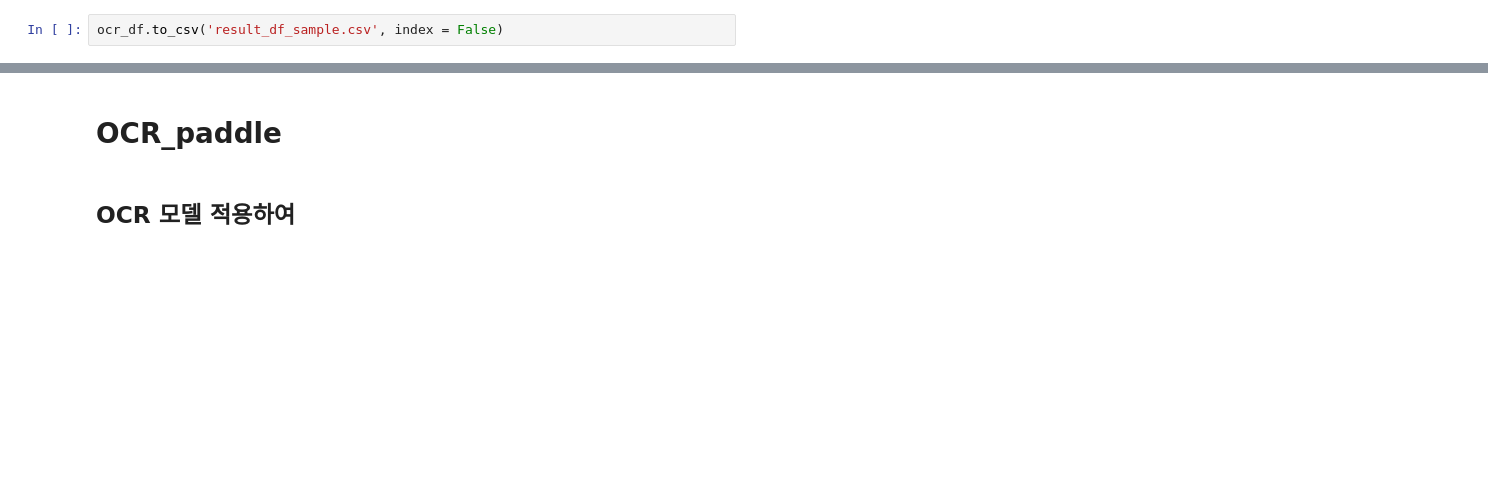
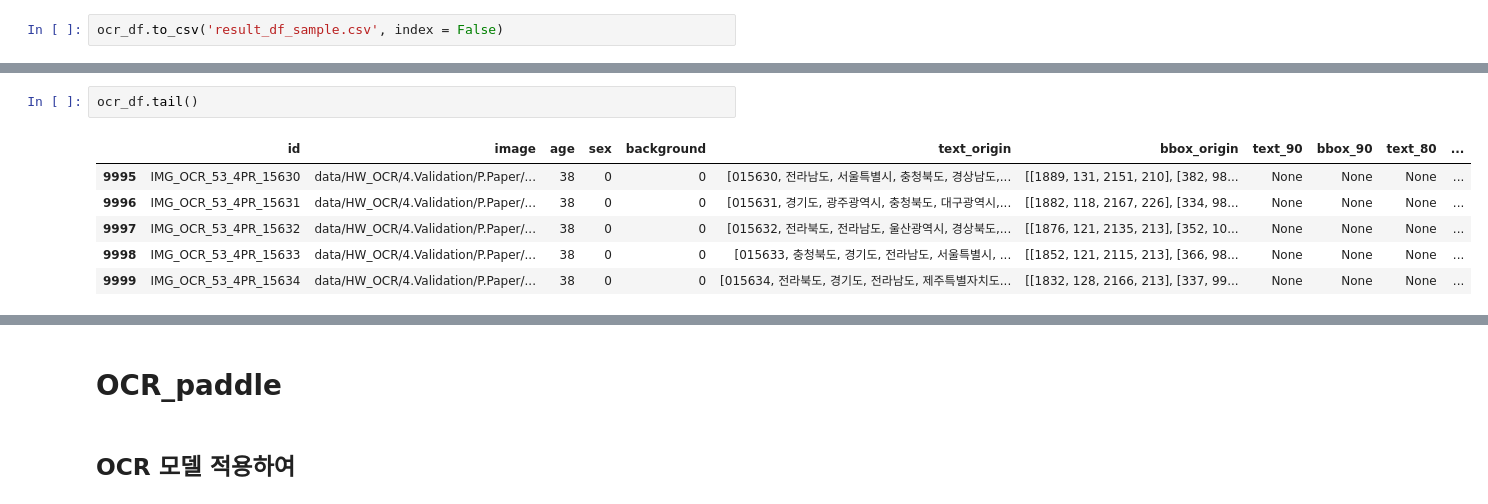
Before and after one commit to DLHandWriteOCR/HandWriteDL, a Jupyter notebook: OCR_paddle.ipynb, the cells around one changed output, grey strips where cells are left out. Cells and saved outputs as stored; diff of their text form; blank space fills up the shorter version.

```diff
--- a/OCR_paddle.ipynb
+++ b/OCR_paddle.ipynb
@@ -245,2 +261,11 @@ json2ocrdf(json_files_list[1000:10000])
+# %%
+ocr_df.tail()
+# %% [output]
+|  | id | image | age | sex | background | text_origin | bbox_origin | text_90 | bbox_90 | text_80 | ... |
+| 9995 | IMG_OCR_53_4PR_15630 | data/HW_OCR/4.Validation/P.Paper/... | 38 | 0 | 0 | [015630, 전라남도, 서울특별시, 충청북도, 경상남도,... | [[1889, 131, 2151, 210], [382, 98... | None | None | None | ... |
+| 9996 | IMG_OCR_53_4PR_15631 | data/HW_OCR/4.Validation/P.Paper/... | 38 | 0 | 0 | [015631, 경기도, 광주광역시, 충청북도, 대구광역시,... | [[1882, 118, 2167, 226], [334, 98... | None | None | None | ... |
+| 9997 | IMG_OCR_53_4PR_15632 | data/HW_OCR/4.Validation/P.Paper/... | 38 | 0 | 0 | [015632, 전라북도, 전라남도, 울산광역시, 경상북도,... | [[1876, 121, 2135, 213], [352, 10... | None | None | None | ... |
+| 9998 | IMG_OCR_53_4PR_15633 | data/HW_OCR/4.Validation/P.Paper/... | 38 | 0 | 0 | [015633, 충청북도, 경기도, 전라남도, 서울특별시, ... | [[1852, 121, 2115, 213], [366, 98... | None | None | None | ... |
+| 9999 | IMG_OCR_53_4PR_15634 | data/HW_OCR/4.Validation/P.Paper/... | 38 | 0 | 0 | [015634, 전라북도, 경기도, 전라남도, 제주특별자치도... | [[1832, 128, 2166, 213], [337, 99... | None | None | None | ... |
 # %%
 json2ocrdf(json_files_list[10000:20000])
```
Also changed, not shown: parts of 11 cells of this notebook.
